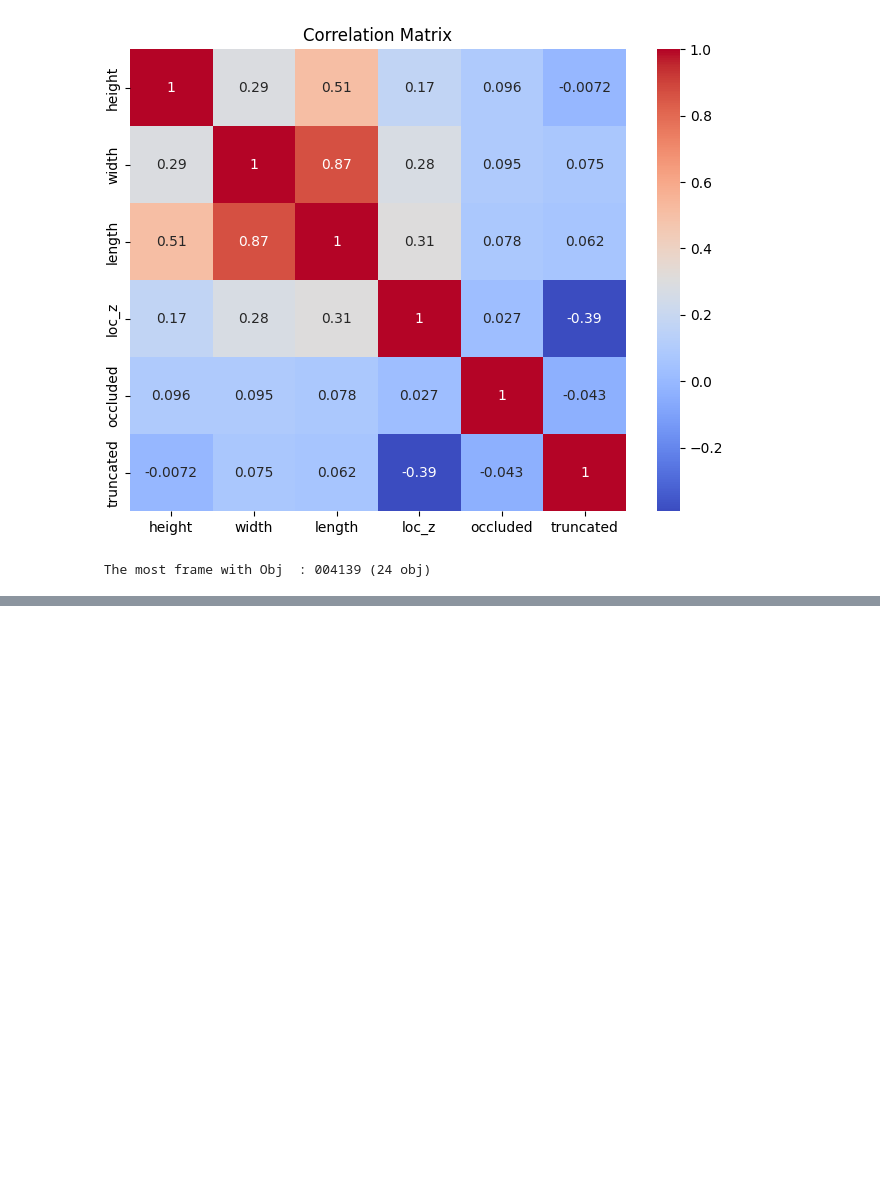
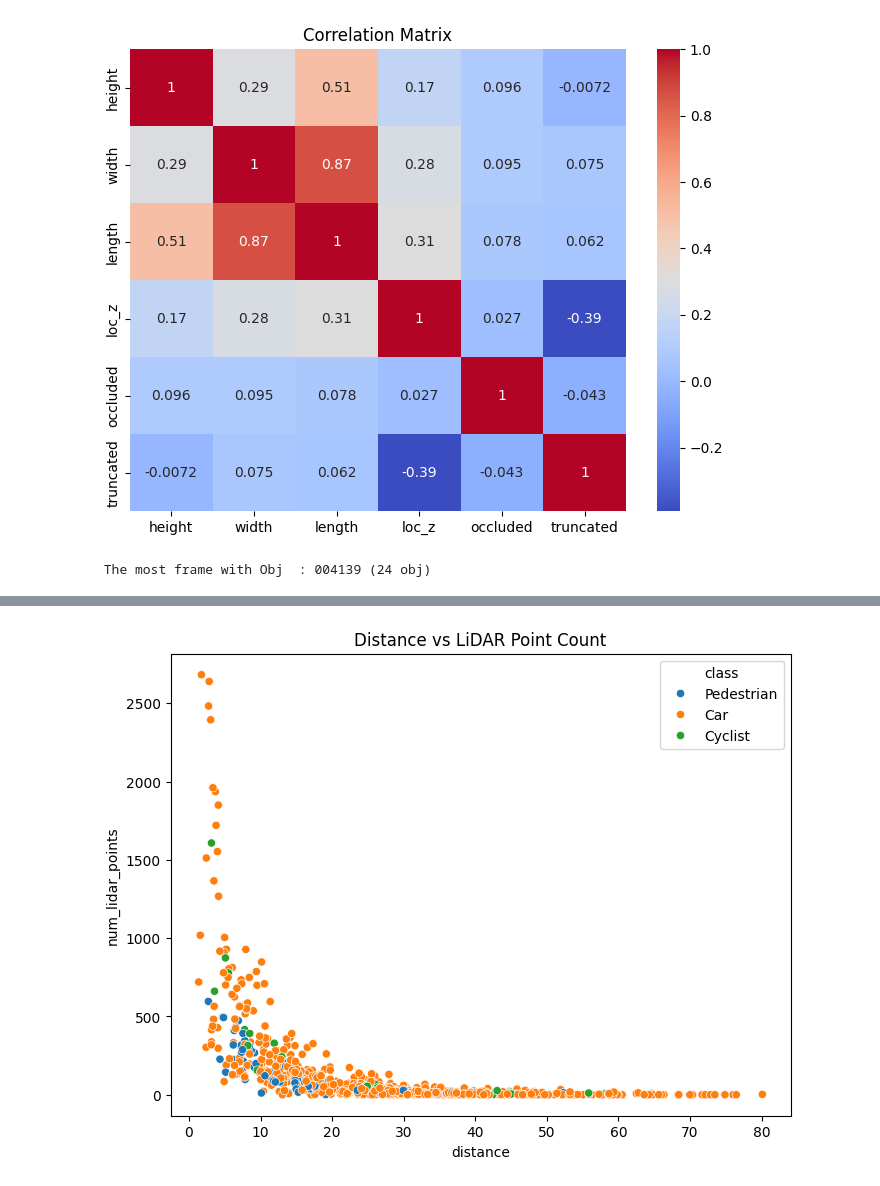
Before and after one commit to aliowx/data-analysis, a Jupyter notebook: notebook/EEG/eeg-bci-robot-control.ipynb, the cells around one changed output, grey strips where cells are left out. Cells and saved outputs as stored; diff of their text form; code cells hidden in the pictures; blank space fills up the shorter version.

```diff
--- a/notebook/EEG/eeg-bci-robot-control.ipynb
+++ b/notebook/EEG/eeg-bci-robot-control.ipynb
@@ -565,3 +567,8 @@ hard_frame = df_hard['frame'].iloc[0]
 number of the obj: 12150 (31.26%)
 [figure]
  The most frame with Obj  : 004139 (24 obj)
+# %%
+def invert_rigid_transform(Tr):
+    Tr_hom = np.vstack((Tr, [0, 0, 0, 1]))
+    Tr_inv = np.linalg.inv(Tr_hom)
+    return Tr_inv[:3, :]
@@ -567,0 +633,31 @@ number of the obj: 12150 (31.26%)
+# %%
+stats = []
+
+frame_ids = sorted(LABEL_DIR.glob("*.txt"))[:200]
+
+for label_file in frame_ids:
+
+    frame_id = label_file.stem
+    velo_path = VELODYNE_DIR / f"{frame_id}.bin"
+    calib_path = CALIB_DIR / f"{frame_id}.txt"
+
+    if not velo_path.exists():
+        continue
+
+    points = load_point_cloud(velo_path)
+    df_label = pd.read_csv(label_file, sep=' ', header=None,
+                           names=['type','truncated','occluded','alpha',
+                                  'x1','y1','x2','y2',
+                                  'h','w','l','x','y','z','ry'])
+
+    P2, Tr_velo_to_cam_rect, _ = load_calib(calib_path)
+
+    for _, row in df_label.iterrows():
+        if row['type'] not in ['Car','Pedestrian','Cyclist']:
+            continue
+
+        obj_stat = compute_object_statistics(row, points, Tr_velo_to_cam_rect)
+        stats.append(obj_stat)
+
+df_stats = pd.DataFrame(stats)
+df_stats.head()
@@ -567,0 +671,7 @@ number of the obj: 12150 (31.26%)
+# %%
+plt.figure(figsize=(8,6))
+sns.scatterplot(data=df_stats, x='distance', y='num_lidar_points', hue='class')
+plt.title("Distance vs LiDAR Point Count")
+plt.show()
+# %% [output]
+[figure, added]
```
Also changed, not shown: parts of 4 cells of this notebook.
